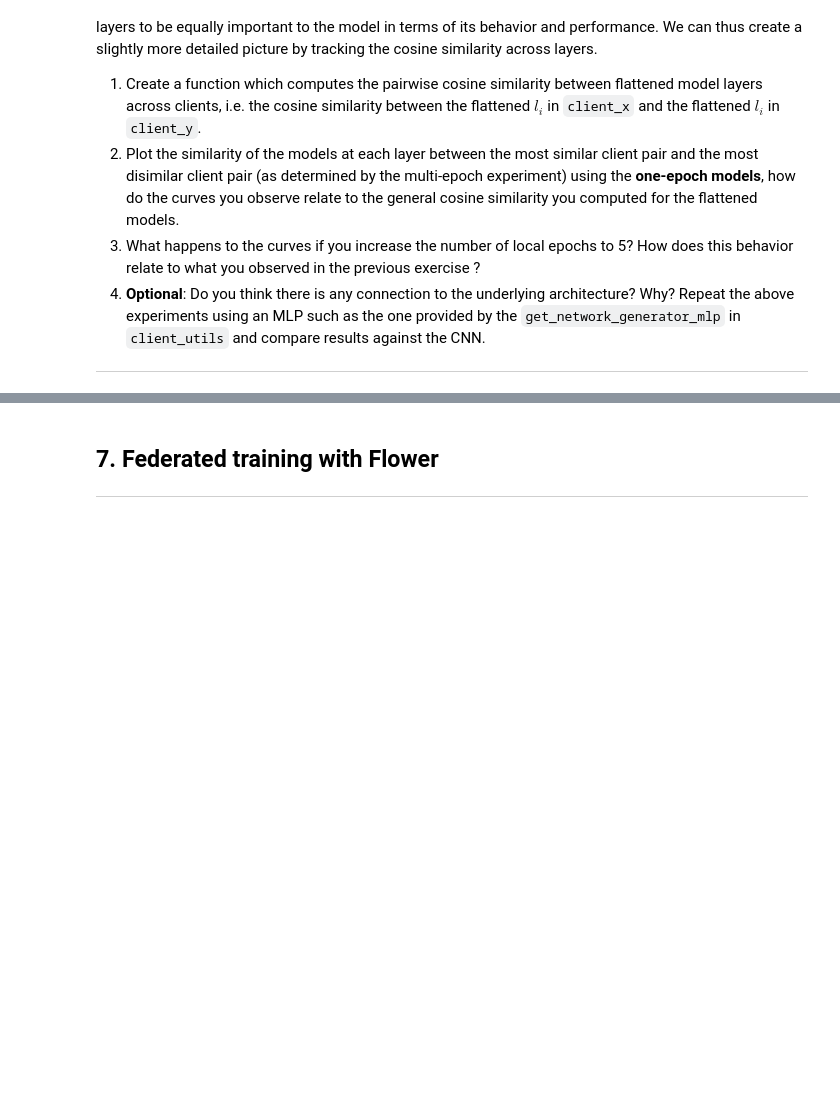
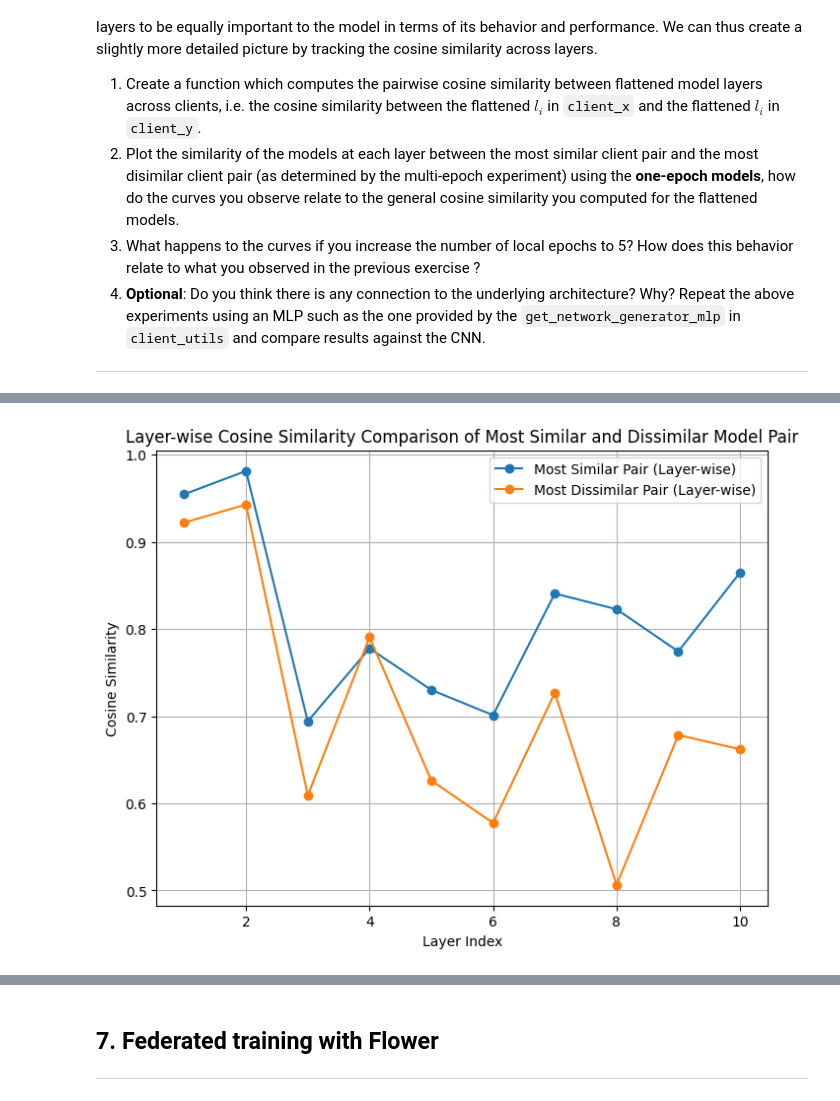
Before and after one commit to Lourencom/L361-Federated-Learning, a Jupyter notebook: labs/L361_2025_Lab_1_From_Centralised_To_Federated_Part_2.ipynb, the cells around one changed output, grey strips where cells are left out. Cells and saved outputs as stored; diff of their text form; code cells hidden in the pictures; blank space fills up the shorter version.

```diff
--- a/labs/L361_2025_Lab_1_From_Centralised_To_Federated_Part_2.ipynb
+++ b/labs/L361_2025_Lab_1_From_Centralised_To_Federated_Part_2.ipynb
@@ -902,0 +753,12 @@ Written argument: When repeating the experiments for MLP, we observe that using
+# %%
+# 3. Similarity across layers, for models trained for 5 epochs.
+
+five_epochs_models_params = trained_model_parameters_new
+five_epoch_weights = [extract_weights(params) for params in five_epochs_models_params]
+
+most_similar_layerwise_five_epochs = layerwise_cosine_similarity(five_epoch_weights[most_similar_pair[0]], five_epoch_weights[most_similar_pair[1]])
+least_similar_layerwise_five_epochs = layerwise_cosine_similarity(five_epoch_weights[most_dissimilar_pair[0]], five_epoch_weights[most_dissimilar_pair[1]])
+
+plot_layerwise_cosine_similarity(most_similar_layerwise_five_epochs, least_similar_layerwise_five_epochs)
+# %% [output]
+[figure, added]
```
Also changed, not shown: parts of 95 cells of this notebook, 1 other file.
